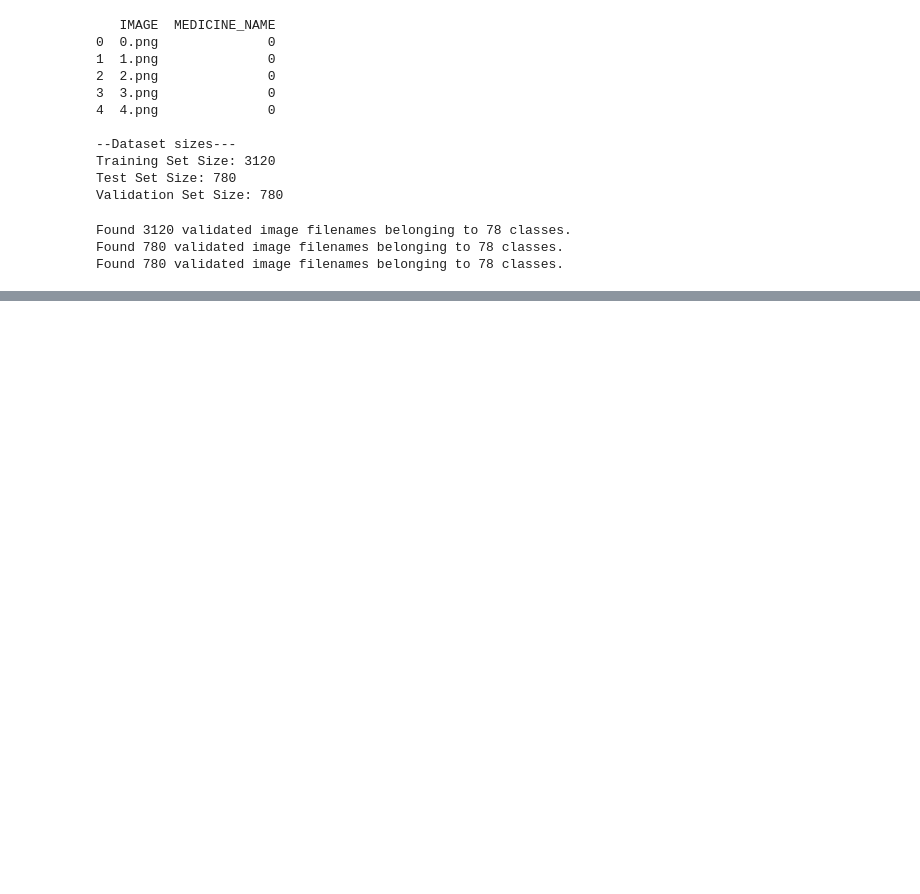
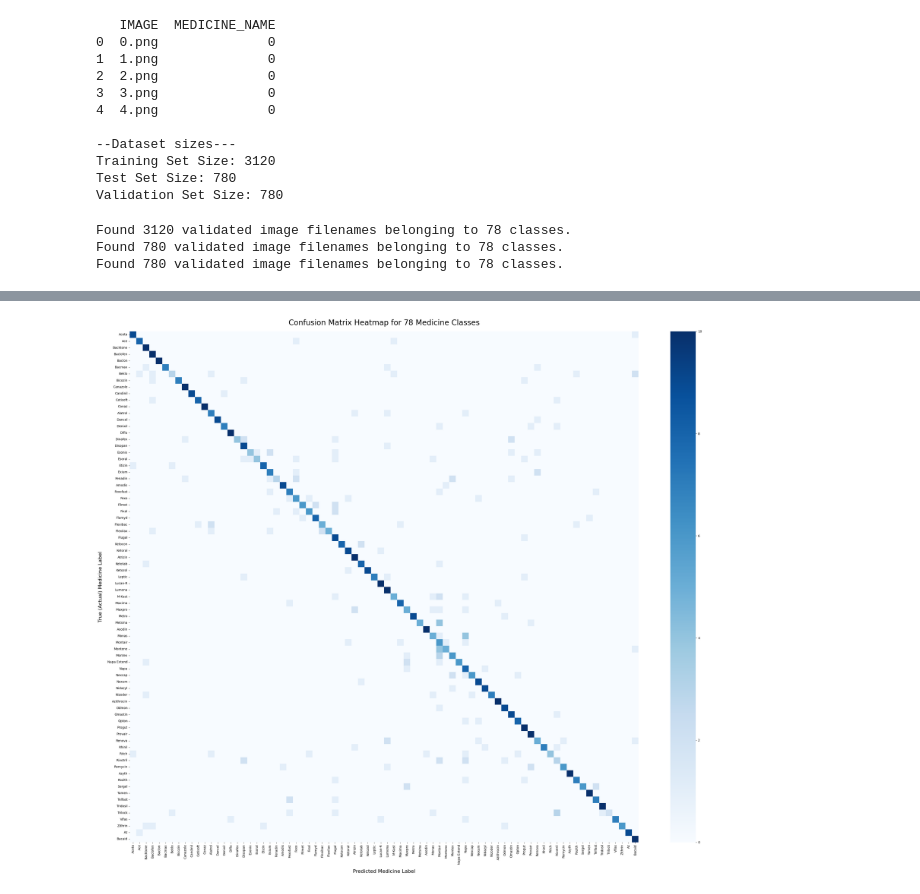
Before and after one commit to AbdullahUsman07/Prescription-Reading-CNN, a Jupyter notebook: Prescription_CNN.ipynb, the cells around one changed output, grey strips where cells are left out. Drawn from its saved outputs; the diff is of its cells as text; code cells hidden in the pictures; blank space fills up the shorter version.

```diff
--- a/Prescription_CNN.ipynb
+++ b/Prescription_CNN.ipynb
@@ -206,0 +355,50 @@ Model: "sequential_3"
+# %%
+import numpy as np
+import matplotlib.pyplot as plt
+import seaborn as sns
+from sklearn.metrics import confusion_matrix
+
+# 1. Reset the test generator to ensure it starts from the first image
+test_generator.reset()
+
+# 2. Get predictions from the model
+predictions = model.predict(test_generator)
+predicted_classes = np.argmax(predictions, axis=1)
+true_classes = test_generator.classes
+
+# 3. Create the reverse dictionary to map Numbers back to Medicine Names
+# (Assumes 'drug_map' is your original JSON dictionary with Name: Number)
+id_to_medicine = {str(value): key for key, value in drug_map.items()}
+
+# 4. Extract the actual text labels in the exact order Keras sorted them
+generator_classes = list(test_generator.class_indices.keys())
+actual_medicine_names = [id_to_medicine.get(num, f"Unknown_{num}") for num in generator_classes]
+
+# 5. Compute the mathematical confusion matrix
+cm = confusion_matrix(true_classes, predicted_classes)
+
+# 6. Plot the massive 78x78 heatmap matrix
+# We set a large figure size (30x25) so all 78 text labels are readable
+plt.figure(figsize=(30, 25))
+sns.heatmap(
+    cm,
+    annot=False,          # Turn off numbers inside boxes to avoid text overlapping
+    cmap='Blues',         # Darker blue means more predictions landed there
+    xticklabels=actual_medicine_names,
+    yticklabels=actual_medicine_names
+)
+
+plt.title('Confusion Matrix Heatmap for 78 Medicine Classes', fontsize=24, pad=20)
+plt.xlabel('Predicted Medicine Label', fontsize=16, labelpad=15)
+plt.ylabel('True (Actual) Medicine Label', fontsize=16, labelpad=15)
+
+# Rotate the axis labels so they don't overlap horizontally
+plt.xticks(rotation=90, fontsize=10)
+plt.yticks(rotation=0, fontsize=10)
+
+plt.tight_layout()
+
+# Save the matrix as a high-quality image file in Colab so you can download it for your report
+plt.savefig('prescription_confusion_matrix.png', dpi=300)
+plt.show()
+# %% [output]
@@ -206,0 +406 @@ Model: "sequential_3"
+[figure, added]
```
Also changed, not shown: parts of 9 cells of this notebook.
